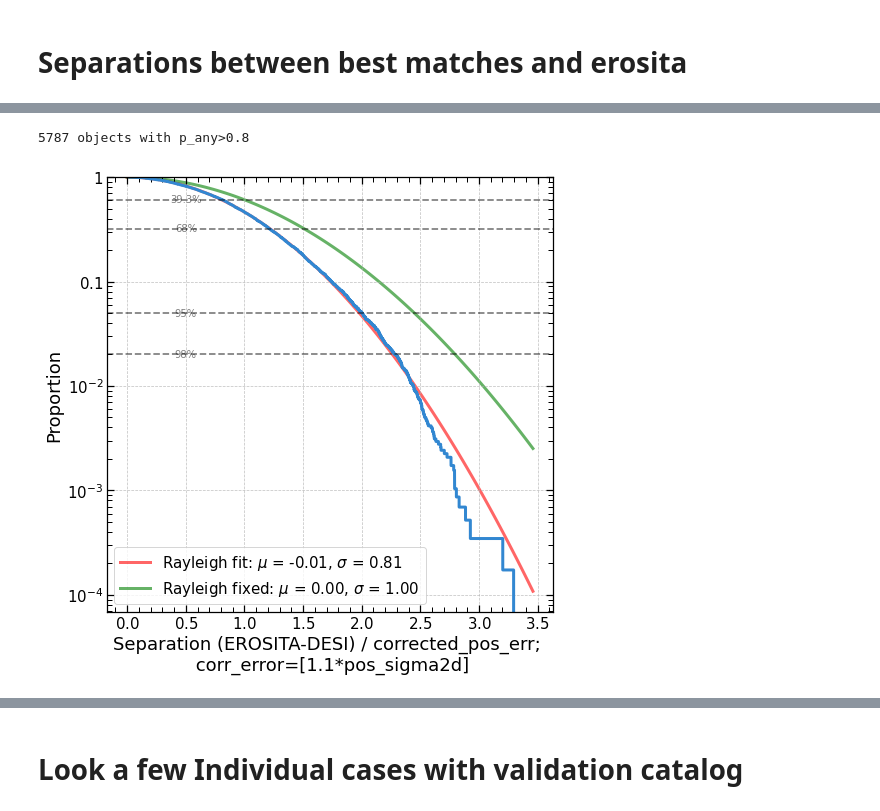
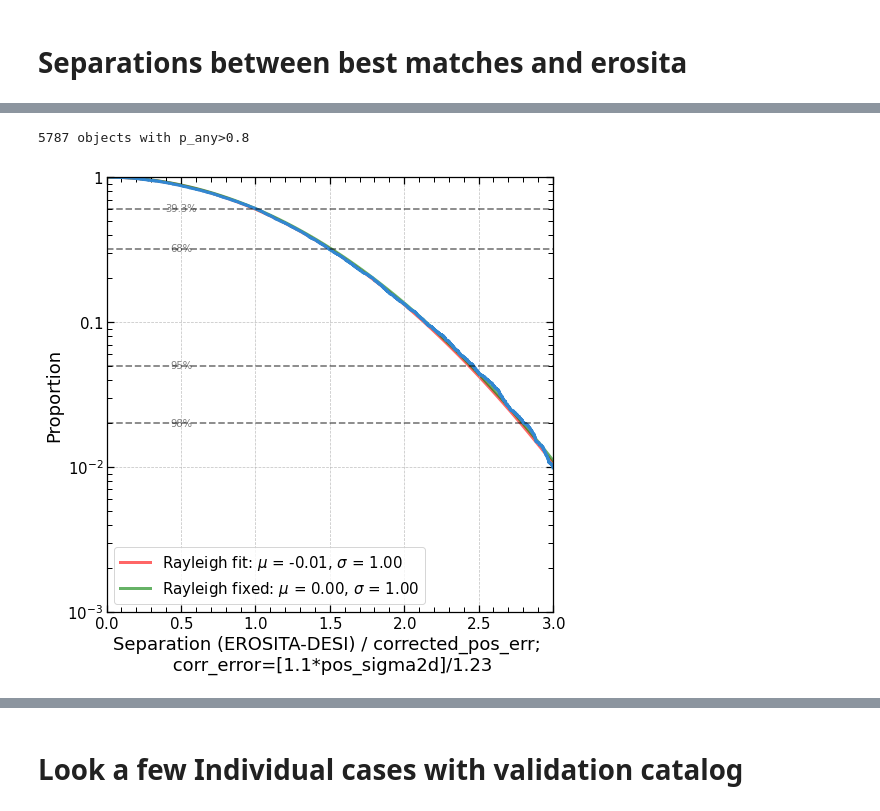
Before and after one commit to SergeiDBykov/lockman_hole, a Jupyter notebook: 2_LH-ero-desi-nway/3_results-analyse.ipynb, the cells around one changed output, grey strips where cells are left out. Cells and saved outputs as stored; diff of their text form; code cells hidden in the pictures.

```diff
--- a/2_LH-ero-desi-nway/3_results-analyse.ipynb
+++ b/2_LH-ero-desi-nway/3_results-analyse.ipynb
@@ -278,31 +297,32 @@ Name: pos_err, Length: 5787, dtype: float64
 # %%
 from scipy import stats
 prob_cutoff = 0.8
 ero_ctps_tmp = nway_res.query(f"prob_has_match>@prob_cutoff & match_flag==1")
 print(f'{len(ero_ctps_tmp)} objects with p_any>{prob_cutoff}')
 fig,  ax =  plt.subplots( figsize = (8,8))
 pos_err = ero_ctps_tmp.pos_err
-corrected_pos_err = pos_err
+corrected_pos_err = pos_err/1.23
 
 rat = ero_ctps_tmp.Separation_EROSITA_DESI/corrected_pos_err
 
-corr_error_str = '[1.1*pos_sigma2d]'
+corr_error_str = '[1.1*pos_sigma2d]/1.23'
 rayleigh_fit = stats.rayleigh.fit(rat)
 #sns.histplot(ero_ctps_tmp, x = rat, bins=50, stat = 'density', ax = ax)
 sns.ecdfplot(ero_ctps_tmp, x = rat, ax = ax, complementary = True, lw = 3)
 
 for prob in [39.3, 68, 95, 98]:
     plt.axhline(1 - prob/100, color = 'k', ls = '--', alpha = 0.5)
     plt.text(0.5, 1 - prob/100, f'{prob}%', ha = 'center', va = 'center', color = 'k', alpha = 0.5)
 
 
 #plot the fit
 x = np.linspace(0, rat.max()*1.05, 100)
 ax.plot(x, 1-stats.rayleigh.cdf(x, *rayleigh_fit), 'r-', lw=3, alpha=0.6, label='Rayleigh fit: '+'$\mu$ = %.2f, $\sigma$ = %.2f' % rayleigh_fit, zorder = -1)
 ax.plot(x, 1-stats.rayleigh.cdf(x, 0,1), 'g-', lw=3, alpha=0.6, label='Rayleigh fixed: '+'$\mu$ = %.2f, $\sigma$ = %.2f' % (0,1), zorder = -1)
+ax.set(ylim=(1e-3, 1), xlim=(0, 3))
 plt.legend()
 plt.xlabel('Separation (EROSITA-DESI) / corrected_pos_err; \n '+ 'corr_error='+corr_error_str)
 plt.yscale('log')
 # %% [output]
 5787 objects with p_any>0.8
-[figure, old version]
+[figure, new version]
```
Also changed, not shown: parts of 5 cells of this notebook, 4 other files.
